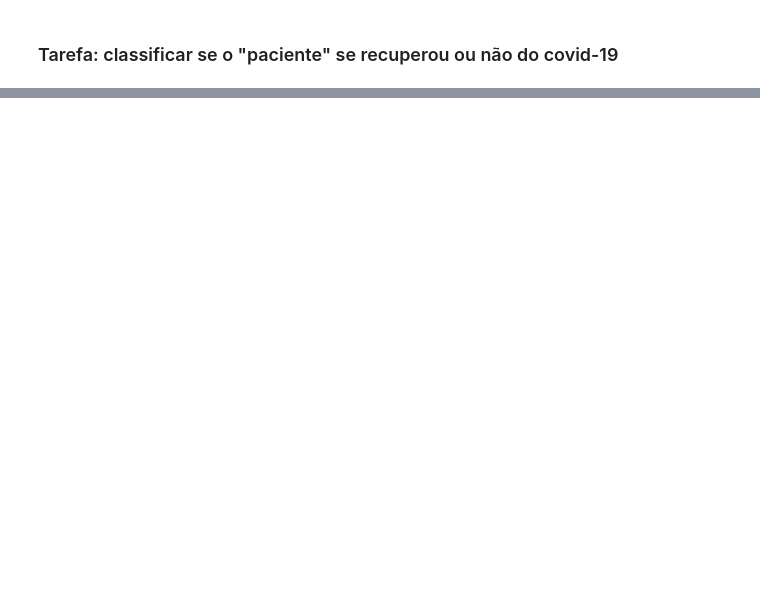
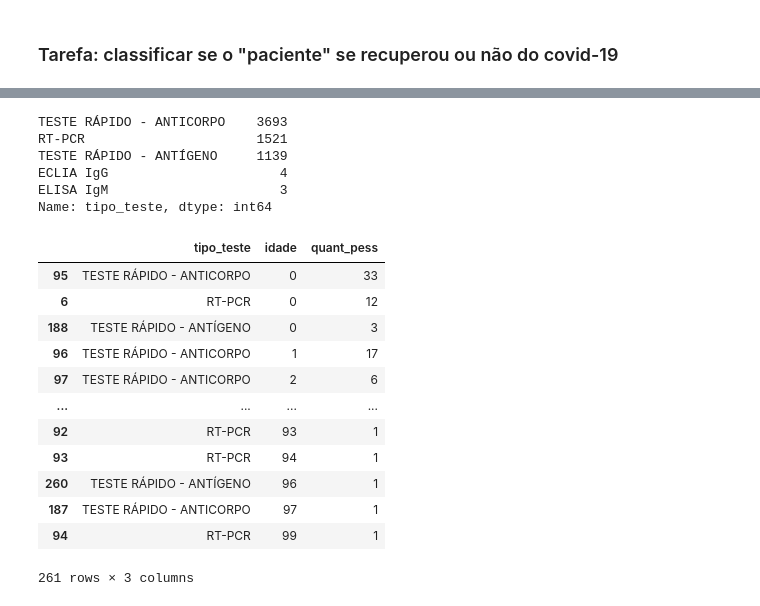
Before and after one commit to JaksonProtazio/Analise-COVID19-PP1-RNA2020.1, a Jupyter notebook: tipos_de_tarefa.ipynb, the cells around one changed output, grey strips where cells are left out. Cells and saved outputs as stored; diff of their text form; code cells hidden in the pictures; blank space fills up the shorter version.

```diff
--- a/tipos_de_tarefa.ipynb
+++ b/tipos_de_tarefa.ipynb
@@ -153,0 +110,33 @@ array([nan, nan, nan, nan, nan])
+# %%
+#df_dataset.idade
+print(df_dataset.tipo_teste.value_counts())
+#matplotlib notebook
+#plt.style.use('ggplot')
+#df_dataset.boxplot(column='idade')
+df_idade_teste = df_dataset[['tipo_teste','idade']].groupby(['tipo_teste','idade'])['idade'].count().to_frame()
+
+df_idade_teste.rename({'idade':'quant_pess'}, axis=1, inplace=True)
+
+df_idade_teste = df_idade_teste.reset_index().sort_values(by=['idade'])
+
+df_idade_teste
+# %% [output]
+TESTE RÁPIDO - ANTICORPO    3693
+RT-PCR                      1521
+TESTE RÁPIDO - ANTÍGENO     1139
+ECLIA IgG                      4
+ELISA IgM                      3
+Name: tipo_teste, dtype: int64
+|  | tipo_teste | idade | quant_pess |
+| 95 | TESTE RÁPIDO - ANTICORPO | 0 | 33 |
+| 6 | RT-PCR | 0 | 12 |
+| 188 | TESTE RÁPIDO - ANTÍGENO | 0 | 3 |
+| 96 | TESTE RÁPIDO - ANTICORPO | 1 | 17 |
+| 97 | TESTE RÁPIDO - ANTICORPO | 2 | 6 |
+| ... | ... | ... | ... |
+| 92 | RT-PCR | 93 | 1 |
+| 93 | RT-PCR | 94 | 1 |
+| 260 | TESTE RÁPIDO - ANTÍGENO | 96 | 1 |
+| 187 | TESTE RÁPIDO - ANTICORPO | 97 | 1 |
+| 94 | RT-PCR | 99 | 1 |
+261 rows × 3 columns
```
Also changed, not shown: parts of 25 cells of this notebook.
